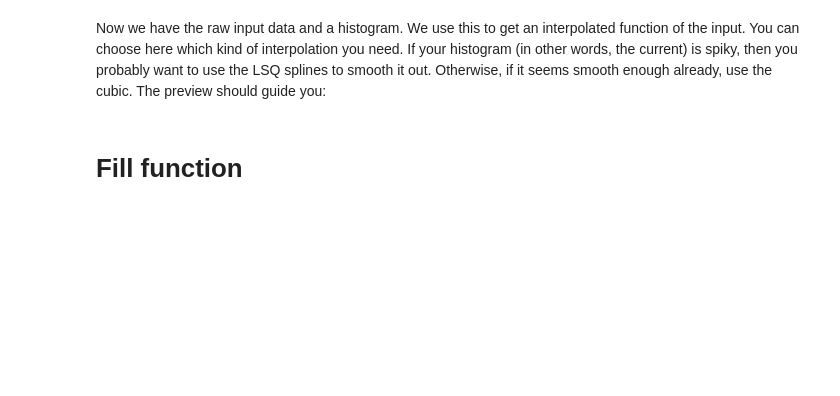
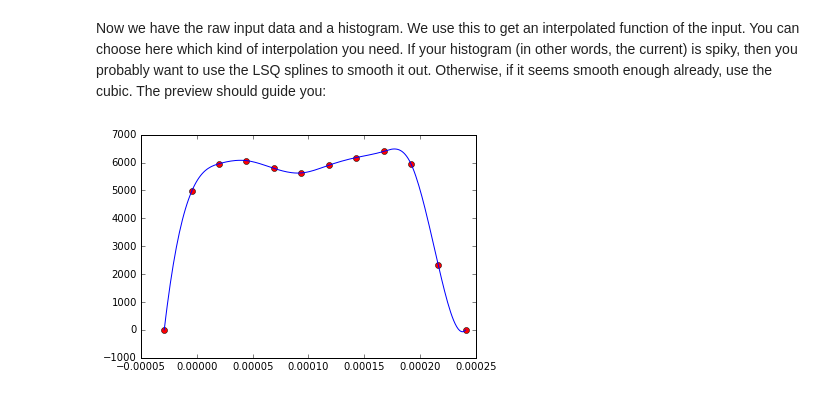
Before and after one commit to UKFELs/FXFEL, a Jupyter notebook: SI5/CDF/conditioner.ipynb, the cells around one changed output. Drawn from its saved outputs; the diff is of its cells as text; code cells hidden in the pictures; blank space fills up the shorter version.

```diff
--- a/SI5/CDF/conditioner.ipynb
+++ b/SI5/CDF/conditioner.ipynb
@@ -237,33 +246,36 @@ Now we have the raw input data and a histogram. We use this to get an interpolat
 #pts_z = pts_z.append(pts_z[-1] + dz)
 #pts_z = array([pts_z[0]-dz]).append(pts_z)
 
 #Hz = array([0]).append(Hz)
 #Hz = Hz.append(0)
 
 
 zstt = pts_z[0]-dz
 zedt = pts_z[-1]+dz
 
 
 pts_z = np.append([zstt], pts_z)
 pts_z = np.append(pts_z, [zedt])
 
 Hz = np.append([0], Hz)
 Hz = np.append(Hz, [0])
 
 
 f_Z = interpolate.interp1d(pts_z, Hz, 'cubic')
 
 
 #f_Z = interpolate.UnivariateSpline(x0_Z, y0_Z,k=5)
 #print 0.5*(edges_Z[0][binnumber_Z]+edges_Z[0][binnumber_Z-1]),0.5*(edges_Z[0][0]+edges_Z[0][1])
 #print np.min(m_Z),np.max(mA_Z)
 znew = np.linspace(pts_z[0], pts_z[-1], 200)
 zds = f_Z(znew)
 
 #print np.shape(zds), np.shape(znew)
 
-plt.plot(pts_z, Hz, 'or', znew, zds, '-')
+current_f = zds * e_ch  * c / dz # Functional form of current
+current_h = Hz * e_ch  * c / dz # Functional form of current
+
+plt.plot(pts_z, current_h, 'or', znew, current_f, '-')
 plt.show()
+# %% [output]
+[figure, added]
-# %% [markdown]
-# Fill function
```
Also changed, not shown: parts of 5 cells of this notebook.
